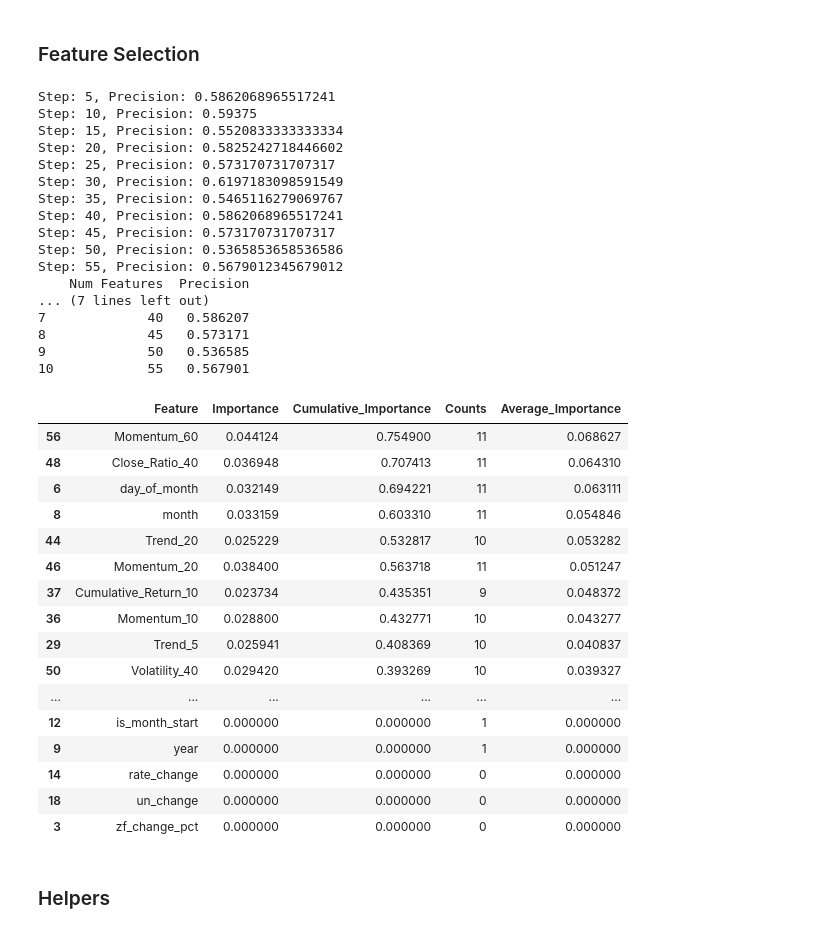
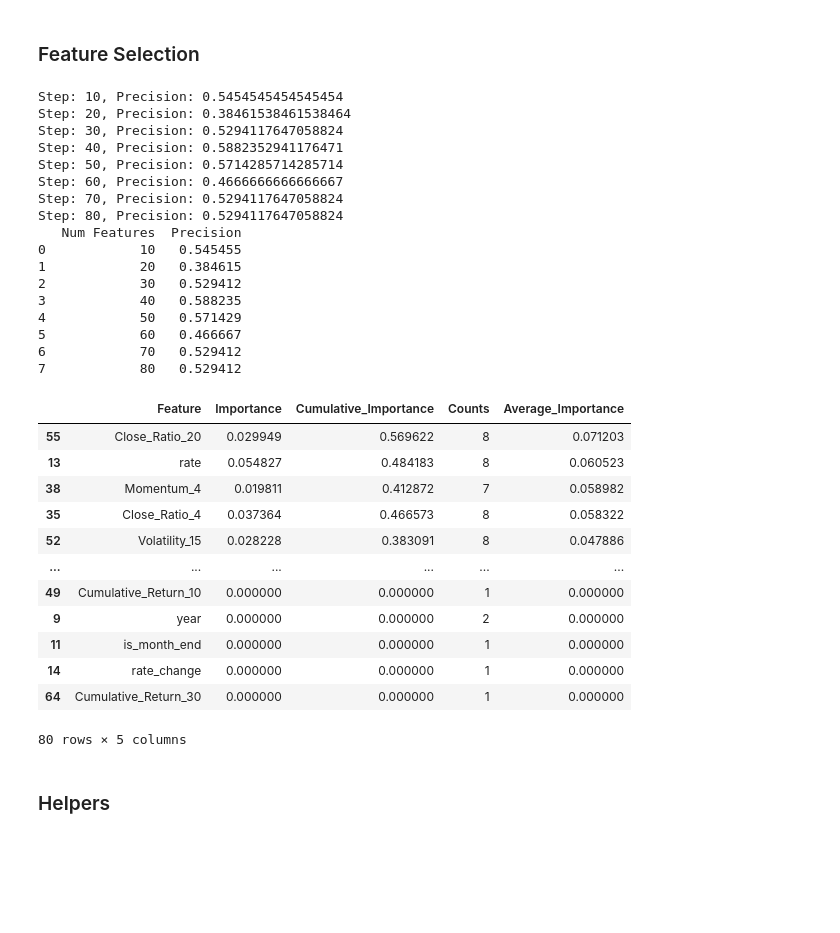
Before and after one commit to lazaros-23/options_trading, a Jupyter notebook: xgboost.ipynb, the cells around one changed output. Drawn from its saved outputs; the diff is of its cells as text; code cells hidden in the pictures; blank space fills up the shorter version.

```diff
--- a/xgboost.ipynb
+++ b/xgboost.ipynb
@@ -16,7 +16,7 @@ import xgboost as xgb
 # %% [markdown]
 ### Bring/Transform Data
 # %%
-start_date = '2020-01-01'
+start_date = '2022-01-01'
 # today_date = datetime.today().strftime('%Y-%m-%d')
 # print(f"the data span from {start_date} up to {today_date}")
 
@@ -35,6 +35,13 @@ eurusd.columns = ['date','open','high','low','eurusd_close','Adj Close','Volume'
 eurusd = eurusd[['date','eurusd_close']]
 eurusd.head()
 eurusd['eurusd_change'] = eurusd['eurusd_close'].diff()
+
+usdyen = yf.download('JPY=X', start=start_date)
+usdyen = usdyen.reset_index()
+usdyen.columns = ['date','open','high','low','usdyen_close','Adj Close','Volume']
+usdyen = usdyen[['date','usdyen_close']]
+usdyen.head()
+usdyen['usdyen_change'] = usdyen['usdyen_close'].diff()
 
 # zf
 df = yf.download('ZF=F', start=start_date)
@@ -57,6 +64,7 @@ vix.columns = ['date','vix_change','vix_close']
 # snp500
 sp500 = yf.download('^GSPC', start=start_date)
 sp500.reset_index(inplace=True)
+sp500.to_csv('sp500.csv',index_label=False)
 sp500['sp500_change'] = sp500['Close'].diff()
 sp500 = sp500[['Date','sp500_change','Close']]
 sp500.columns = ['date','sp500_change','sp500_close']
@@ -111,6 +120,7 @@ Name: target, dtype: int64
 # %%
 ## merge datasets
 full_df = full_df.merge(eurusd, on='date',how='left')
+full_df = full_df.merge(usdyen, on='date',how='left')
 full_df = full_df.merge(unemployment_rate,on='date',how='left')
 full_df = full_df.merge(sp500, on='date',how='left')
 full_df = full_df.merge(vix, on='date',how='left')
@@ -152,7 +162,7 @@ full_df.shape
 predictors = ['high_low', 'body', 'zf_change',
        'zf_change_pct', 'zf_volume','day_of_week', 'day_of_month', 'week_of_year', 'month',
        'year', 'quarter', 'is_month_end', 'is_month_start',
-        'rate', 'rate_change', 'eurusd_change','eurusd_close', 'un_rate',
+        'rate', 'rate_change', 'eurusd_change','eurusd_close','usdyen_close','usdyen_change', 'un_rate',
        'un_change','sp500_change','sp500_close',
 #               'is_rate_change',
 #               'is_un_change',
@@ -245,49 +255,45 @@ Name: target, dtype: float64
 ### Feature Selection
 # %%
 # Perform iterative feature selection
-step_size = 5
+step_size = 10
 results_df, selected_features = iterative_feature_selection(X, model, predictors, step_size)
 
 # Display results
 print(results_df)
 # %% [output]
-Step: 5, Precision: 0.5862068965517241
-Step: 10, Precision: 0.59375
-Step: 15, Precision: 0.5520833333333334
-Step: 20, Precision: 0.5825242718446602
-Step: 25, Precision: 0.573170731707317
-Step: 30, Precision: 0.6197183098591549
-Step: 35, Precision: 0.5465116279069767
-Step: 40, Precision: 0.5862068965517241
-Step: 45, Precision: 0.573170731707317
-Step: 50, Precision: 0.5365853658536586
-Step: 55, Precision: 0.5679012345679012
-    Num Features  Precision
-... (7 lines left out)
-7             40   0.586207
-8             45   0.573171
-9             50   0.536585
-10            55   0.567901
+Step: 10, Precision: 0.5454545454545454
+Step: 20, Precision: 0.38461538461538464
+Step: 30, Precision: 0.5294117647058824
+Step: 40, Precision: 0.5882352941176471
+Step: 50, Precision: 0.5714285714285714
+Step: 60, Precision: 0.4666666666666667
+Step: 70, Precision: 0.5294117647058824
+Step: 80, Precision: 0.5294117647058824
+   Num Features  Precision
+0            10   0.545455
+1            20   0.384615
+2            30   0.529412
+3            40   0.588235
+4            50   0.571429
+5            60   0.466667
+6            70   0.529412
+7            80   0.529412
 # %%
-selected_features.sort_values(ascending=False, by='Average_Importance')
+selected_features.sort_values(ascending=False, by='Average_Importance').head(80)
 # %% [output]
 |  | Feature | Importance | Cumulative_Importance | Counts | Average_Importance |
-| 56 | Momentum_60 | 0.044124 | 0.754900 | 11 | 0.068627 |
-| 48 | Close_Ratio_40 | 0.036948 | 0.707413 | 11 | 0.064310 |
-| 6 | day_of_month | 0.032149 | 0.694221 | 11 | 0.063111 |
-| 8 | month | 0.033159 | 0.603310 | 11 | 0.054846 |
-| 44 | Trend_20 | 0.025229 | 0.532817 | 10 | 0.053282 |
-| 46 | Momentum_20 | 0.038400 | 0.563718 | 11 | 0.051247 |
-| 37 | Cumulative_Return_10 | 0.023734 | 0.435351 | 9 | 0.048372 |
-| 36 | Momentum_10 | 0.028800 | 0.432771 | 10 | 0.043277 |
-| 29 | Trend_5 | 0.025941 | 0.408369 | 10 | 0.040837 |
-| 50 | Volatility_40 | 0.029420 | 0.393269 | 10 | 0.039327 |
+| 55 | Close_Ratio_20 | 0.029949 | 0.569622 | 8 | 0.071203 |
+| 13 | rate | 0.054827 | 0.484183 | 8 | 0.060523 |
+| 38 | Momentum_4 | 0.019811 | 0.412872 | 7 | 0.058982 |
+| 35 | Close_Ratio_4 | 0.037364 | 0.466573 | 8 | 0.058322 |
+| 52 | Volatility_15 | 0.028228 | 0.383091 | 8 | 0.047886 |
 | ... | ... | ... | ... | ... | ... |
-| 12 | is_month_start | 0.000000 | 0.000000 | 1 | 0.000000 |
-| 9 | year | 0.000000 | 0.000000 | 1 | 0.000000 |
-| 14 | rate_change | 0.000000 | 0.000000 | 0 | 0.000000 |
-| 18 | un_change | 0.000000 | 0.000000 | 0 | 0.000000 |
-| 3 | zf_change_pct | 0.000000 | 0.000000 | 0 | 0.000000 |
+| 49 | Cumulative_Return_10 | 0.000000 | 0.000000 | 1 | 0.000000 |
+| 9 | year | 0.000000 | 0.000000 | 2 | 0.000000 |
+| 11 | is_month_end | 0.000000 | 0.000000 | 1 | 0.000000 |
+| 14 | rate_change | 0.000000 | 0.000000 | 1 | 0.000000 |
+| 64 | Cumulative_Return_30 | 0.000000 | 0.000000 | 1 | 0.000000 |
+80 rows × 5 columns
 # %% [markdown]
 ### Helpers
 # %%
```
Also changed, not shown: parts of 12 cells of this notebook, 5 other files.
